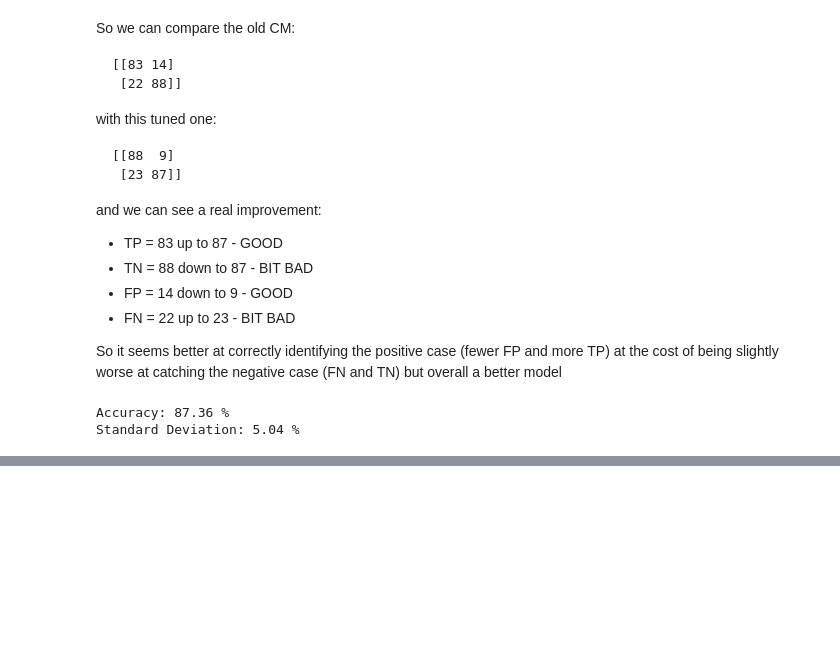
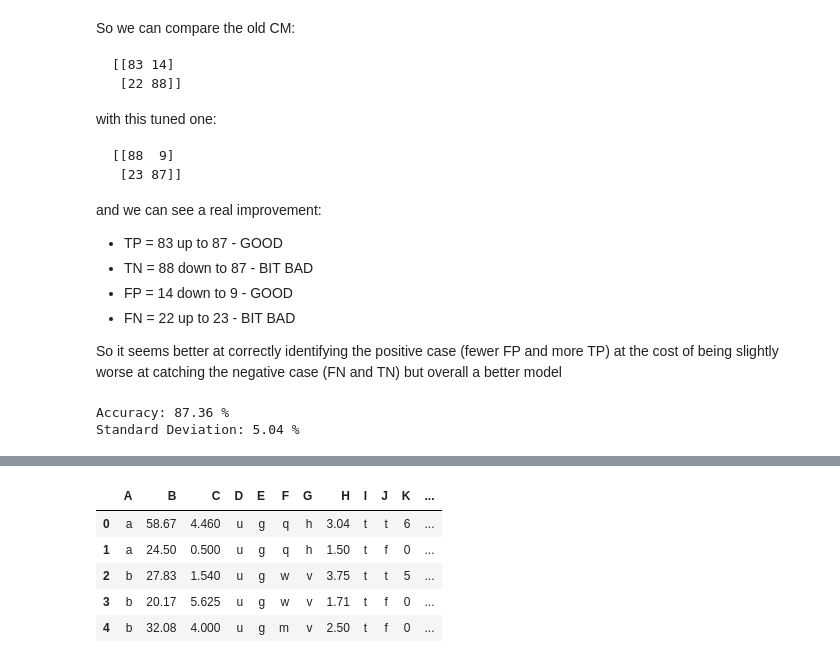
Before and after one commit to edoatley/ml, a Jupyter notebook: datacamp/projects/credit-approvals/notebook.ipynb, the cells around one changed output, grey strips where cells are left out. Saved outputs shown, nothing was run; the diff lists cells and outputs as text; code cells hidden in the pictures; blank space fills up the shorter version.

```diff
--- a/datacamp/projects/credit-approvals/notebook.ipynb
+++ b/datacamp/projects/credit-approvals/notebook.ipynb
@@ -697,0 +708,12 @@ Standard Deviation: 5.04 %
+# %%
+# Does make me wonder if adding Excel like column letters would have made some of this easier
+df = pd.read_csv("cc_approvals.data")
+df.columns=['A', 'B', 'C', 'D', 'E', 'F', 'G', 'H', 'I', 'J', 'K', 'L', 'M', 'N', 'O', 'P']
+df.head()
+# %% [output]
+|  | A | B | C | D | E | F | G | H | I | J | K | ... |
+| 0 | a | 58.67 | 4.460 | u | g | q | h | 3.04 | t | t | 6 | ... |
+| 1 | a | 24.50 | 0.500 | u | g | q | h | 1.50 | t | f | 0 | ... |
+| 2 | b | 27.83 | 1.540 | u | g | w | v | 3.75 | t | t | 5 | ... |
+| 3 | b | 20.17 | 5.625 | u | g | w | v | 1.71 | t | f | 0 | ... |
+| 4 | b | 32.08 | 4.000 | u | g | m | v | 2.50 | t | f | 0 | ... |
```
Also changed, not shown: parts of 17 cells of this notebook.
